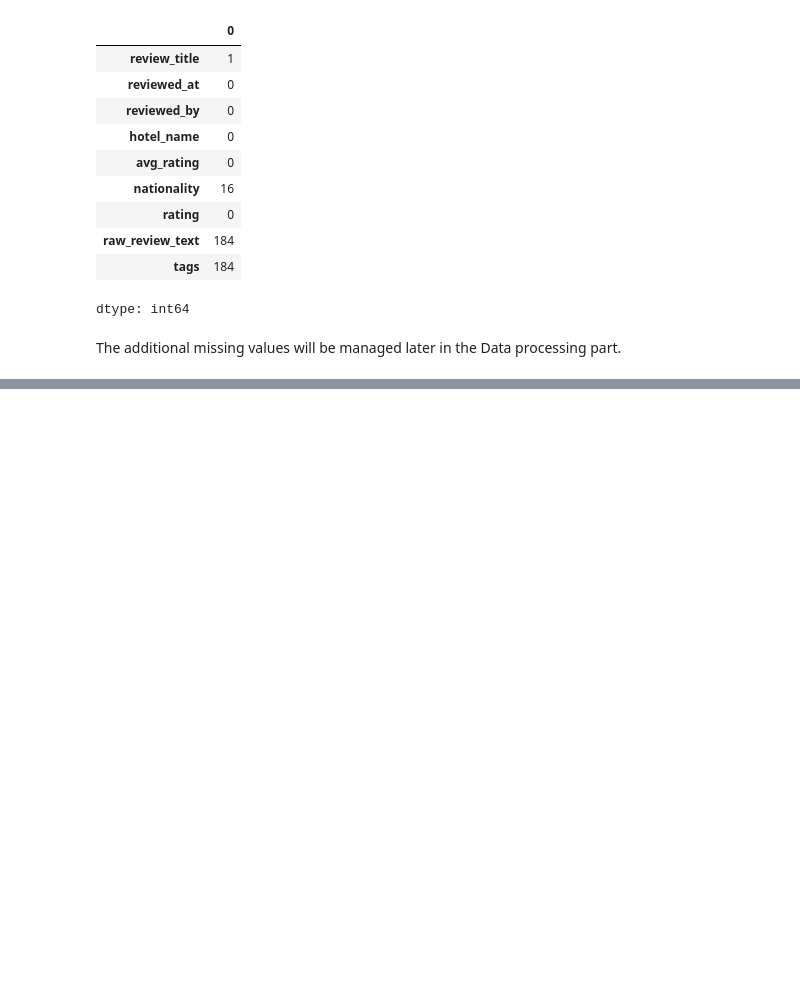
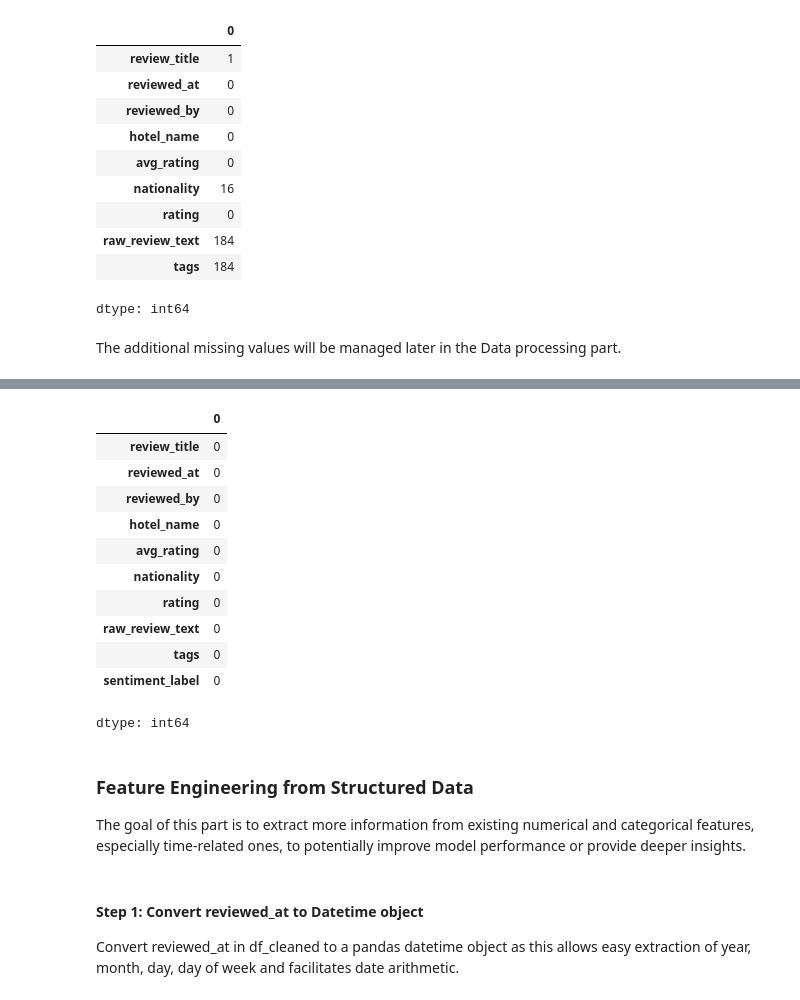
Before and after one commit to KBE25/hotel_sentiment, a Jupyter notebook: notebook.ipynb, the cells around one changed output, grey strips where cells are left out. Cells and saved outputs as stored; diff of their text form; code cells hidden in the pictures; blank space fills up the shorter version.

```diff
--- a/notebook.ipynb
+++ b/notebook.ipynb
@@ -329,0 +471,37 @@ The additional missing values will be managed later in the Data processing part.
+# %%
+# Review title
+df_cleaned['review_title'].fillna('No Title', inplace=True)
+
+# Nationality
+most_frequent_nationality = df_cleaned['nationality'].mode()[0]
+df_cleaned['nationality'].fillna(most_frequent_nationality, inplace=True)
+
+# Raw_review_text
+df_cleaned['raw_review_text'].fillna('', inplace=True)
+
+# Tags
+df_cleaned['tags'].fillna('', inplace=True)
+# %%
+# Validating that the missing values were handled
+df_cleaned.isnull().sum()
+# %% [output]
+|  | 0 |
+| review_title | 0 |
+| reviewed_at | 0 |
+| reviewed_by | 0 |
+| hotel_name | 0 |
+| avg_rating | 0 |
+| nationality | 0 |
+| rating | 0 |
+| raw_review_text | 0 |
+| tags | 0 |
+| sentiment_label | 0 |
+dtype: int64
+# %% [markdown]
+### Feature Engineering from Structured Data
+
+The goal of this part is to extract more information from existing numerical and categorical features, especially time-related ones, to potentially improve model performance or provide deeper insights.
+# %% [markdown]
+#### Step 1: Convert reviewed_at to Datetime object
+
+Convert reviewed_at in df_cleaned to a pandas datetime object as this allows easy extraction of year, month, day, day of week and facilitates date arithmetic.
```
Also changed, not shown: parts of 12 cells of this notebook.
